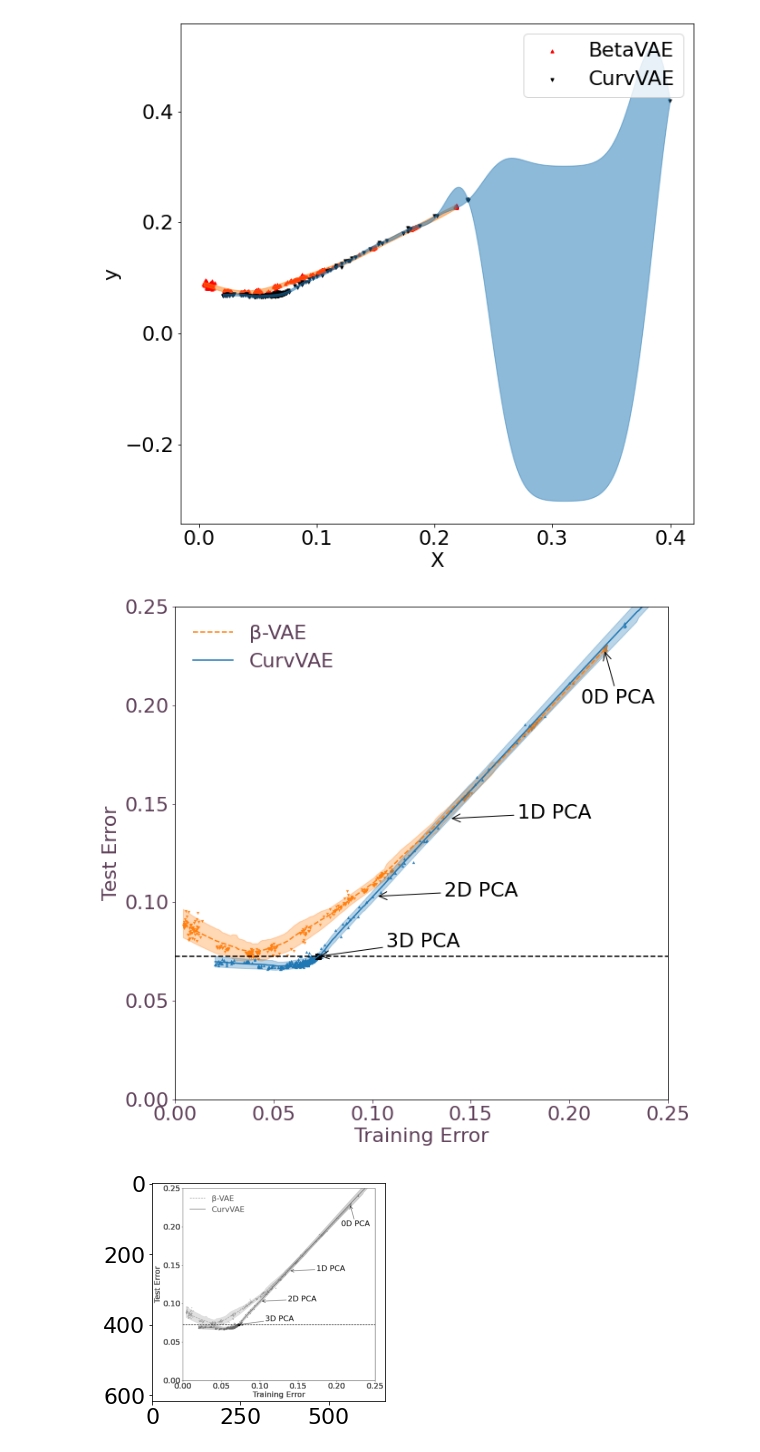
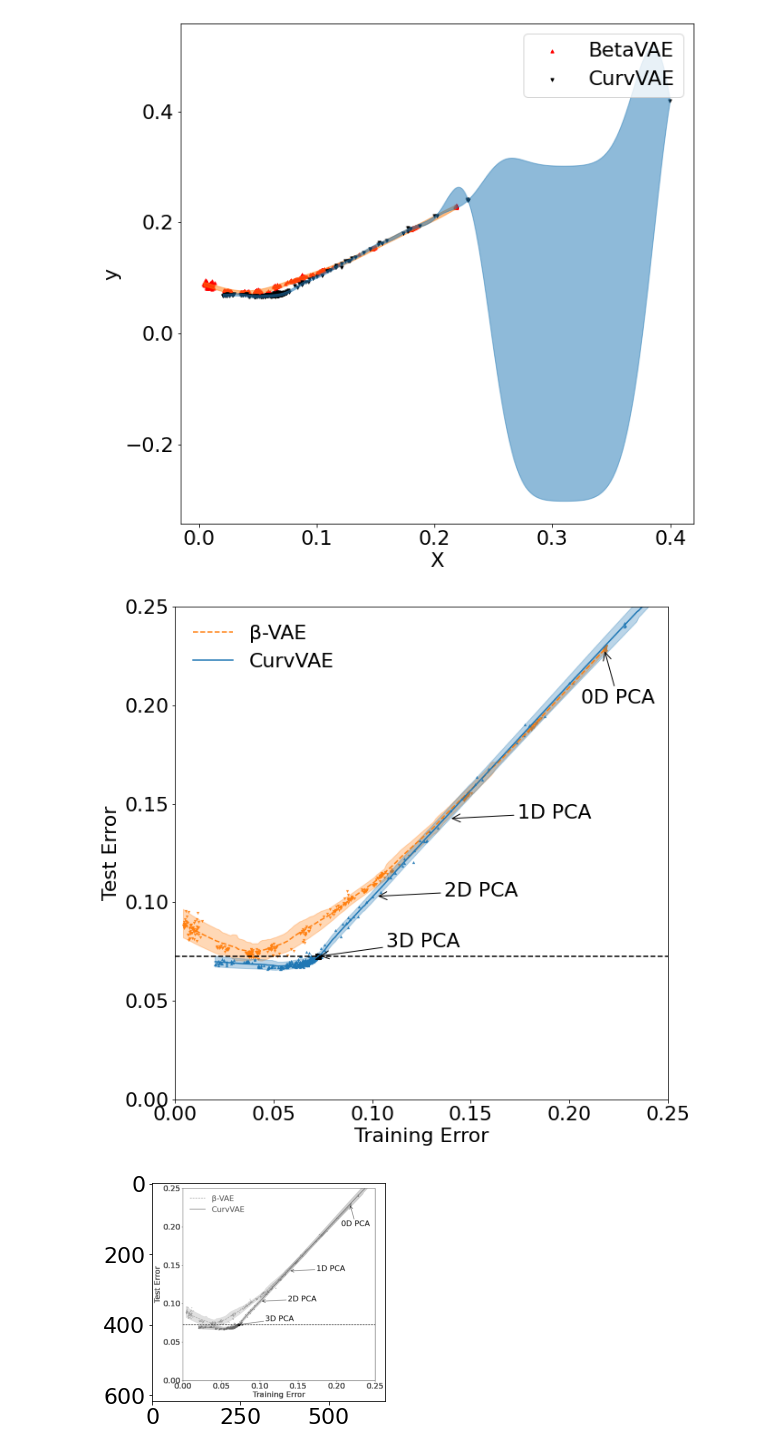
Before and after one commit to travers-rhodes/IROS2022CurvVAE, a Jupyter notebook: notebooks/Code to Create Figure 4.ipynb, the cells around one changed output. Drawn from its saved outputs; the diff is of its cells as text; code cells hidden in the pictures.

Commit message:
black, not iros colors

```diff
--- a/notebooks/Code to Create Figure 4.ipynb
+++ b/notebooks/Code to Create Figure 4.ipynb
@@ -371,7 +371,7 @@ for (label, color, errorcolor, X_train, y_train, gaussian_process, marker) in [
 # %%
 import lowess
 # %%
-river=(95/255,63/255,89/255)
+river="black"#(95/255,63/255,89/255) --- this color matches IROS color palatte
 
 f,ax = plt.subplots(1,1,figsize=(10,10))
 for (label, color, errorcolor, X_train, y_train, gaussian_process, marker,linestyle) in [
@@ -418,34 +418,34 @@ for i, (pcatrain, pcatest) in enumerate(pcatraintestresults):
     else:
         plt.annotate(f"{i}D PCA",(pcatrain,pcatest),
                      xytext=(75, 0), textcoords='offset points', color="k",
                      arrowprops=dict(arrowstyle="->", color="k"))
 plt.plot((0,0.25),(pcatraintestresults[-1][1],pcatraintestresults[-1][1]),color="k",linestyle="--")
 #plt.annotate(f"β=1",(0.18, 0.24),color="tab:orange")
 #plt.annotate(f"β=1e-5",(0.0, 0.12),color="tab:orange")
 #plt.annotate(f"β=1e-2",(0.09, 0.15),color="tab:orange",horizontalalignment="center")
 #plt.annotate(f"γ=10",(0.20, 0.17),color="tab:blue")
 #plt.annotate(f"γ=1",(0.15, 0.12),color="tab:blue")
 #plt.annotate(f"γ=1e-5",(0.0, 0.04),color="tab:blue")
 #plt.annotate(f"γ=1e-2",(0.09, 0.05),color="tab:blue",horizontalalignment="center")
 ax.set_aspect("equal","box")
 plt.xlim(0,0.25)
 plt.ylim(0,0.25)
 plt.xticks(np.arange(0, 0.26, step=0.05))
 plt.yticks(np.arange(0, 0.26, step=0.05))
 plt.xlabel("Training Error")
 plt.ylabel("Test Error")
 
 ax.xaxis.label.set_color(river)
 ax.yaxis.label.set_color(river)
 ax.tick_params(axis='x', colors=river)
 ax.tick_params(axis='y', colors=river)
 
 l = plt.legend(frameon=False)
 for text in l.get_texts():
     text.set_color(river)
 plt.savefig("TrainingTestError200TrainingPoints.png",bbox_inches="tight")
 # %% [output]
-[figure, old version]
+[figure, new version]
 # %%
 imname = 'TrainingTestError200TrainingPoints.png'
 from PIL import Image
```
Also changed, not shown: 1 other file.
